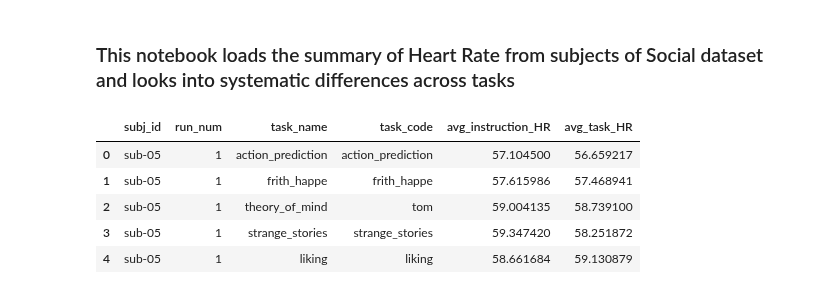
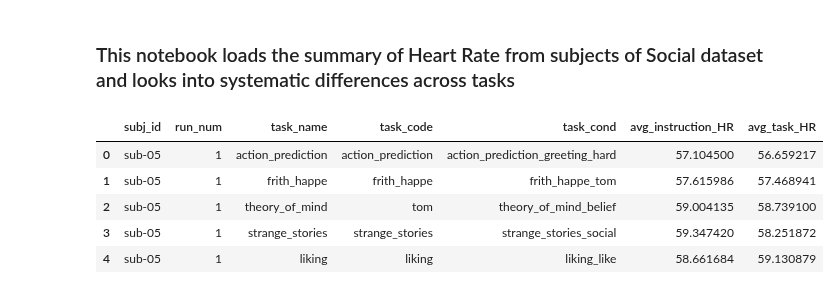
Before and after one commit to DiedrichsenLab/cortico_cereb_connectivity, a Jupyter notebook: notebooks/8. Physio/1.HR_summary.ipynb, the cells around one changed output. Drawn from its saved outputs; the diff is of its cells as text; code cells hidden in the pictures.

```diff
--- a/notebooks/8. Physio/1.HR_summary.ipynb
+++ b/notebooks/8. Physio/1.HR_summary.ipynb
@@ -8,15 +8,18 @@ import matplotlib.pyplot as plt
 import scipy.stats as stats
 import statsmodels.formula.api as smf
 # %%
+# group_by_var = 'task_name'
+group_by_var = 'task_cond'
+
 # load HR summary tsv
 tsv_path = '/cifs/diedrichsen/data/Cerebellum/Social/data/physio/HR_summary.tsv'
 hr_df = pd.read_csv(tsv_path, sep='\t')
 hr_df.head()
 # %% [output]
-|  | subj_id | run_num | task_name | task_code | avg_instruction_HR | avg_task_HR |
-| 0 | sub-05 | 1 | action_prediction | action_prediction | 57.104500 | 56.659217 |
-| 1 | sub-05 | 1 | frith_happe | frith_happe | 57.615986 | 57.468941 |
-| 2 | sub-05 | 1 | theory_of_mind | tom | 59.004135 | 58.739100 |
-| 3 | sub-05 | 1 | strange_stories | strange_stories | 59.347420 | 58.251872 |
-| 4 | sub-05 | 1 | liking | liking | 58.661684 | 59.130879 |
+|  | subj_id | run_num | task_name | task_code | task_cond | avg_instruction_HR | avg_task_HR |
+| 0 | sub-05 | 1 | action_prediction | action_prediction | action_prediction_greeting_hard | 57.104500 | 56.659217 |
+| 1 | sub-05 | 1 | frith_happe | frith_happe | frith_happe_tom | 57.615986 | 57.468941 |
+| 2 | sub-05 | 1 | theory_of_mind | tom | theory_of_mind_belief | 59.004135 | 58.739100 |
+| 3 | sub-05 | 1 | strange_stories | strange_stories | strange_stories_social | 59.347420 | 58.251872 |
+| 4 | sub-05 | 1 | liking | liking | liking_like | 58.661684 | 59.130879 |
 # %%
```
Also changed, not shown: parts of 4 cells of this notebook, 1 other file.
